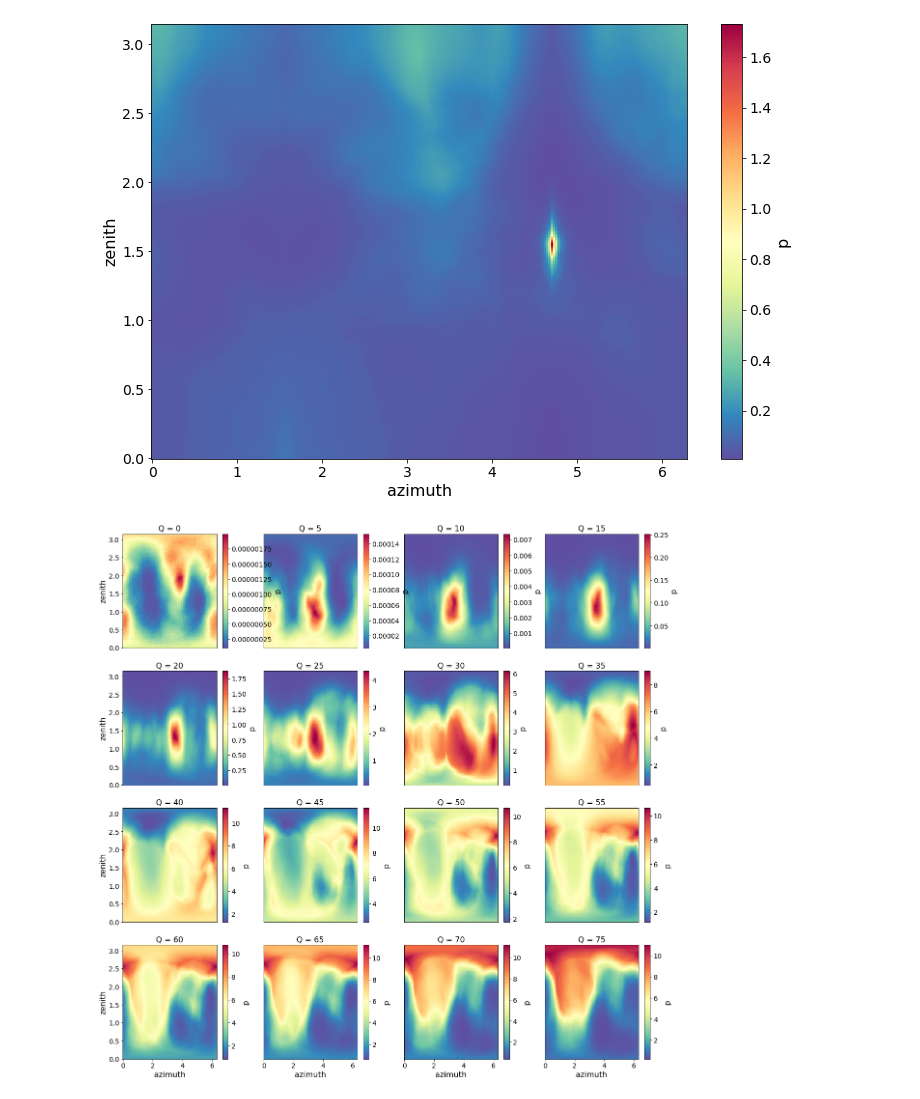
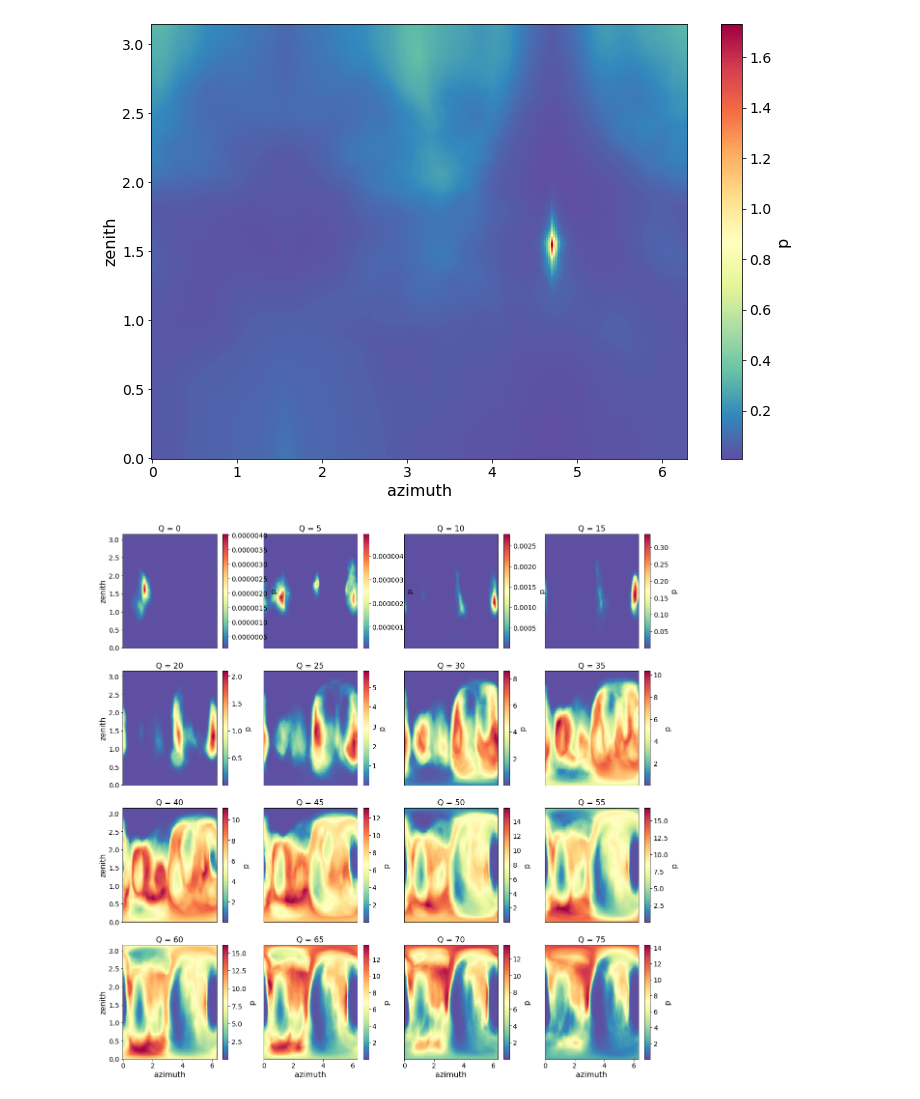
Before and after one commit to philippeller/freeDOM, a Jupyter notebook: freeDOM/inspect.ipynb, the cells around one changed output. Drawn from its saved outputs; the diff is of its cells as text; code cells hidden in the pictures.

```diff
--- a/freeDOM/inspect.ipynb
+++ b/freeDOM/inspect.ipynb
@@ -274,0 +275,3 @@ Wall time: 4.93 s
+# %%
+fig, ax = plt.subplots(1, 1, figsize=(12,10))
+plot_2d(p['llh'], t, ax)
@@ -306,7 +315,7 @@ def get_llh_1d(event, plot_dim, n_steps=100, subtract=True):
     params[:, plot_idx] = xs
 
 
-    total_llh, q_llh, all_hits, llhs  = my_llh(event, params)
+    total_llh, q_llh, all_hits, llhs  = freedom_llh(event, params)
     if subtract:
         total_llh -= np.min(total_llh)
         q_llh -= np.min(q_llh)
@@ -487,7 +495,7 @@ for i, z in enumerate(np.linspace(-500, -200, N)[:-1]):
     event['total_charge'] = 1.
 
 
-    _, _, l, _, = my_llh(event, params)
+    _, _, l, _, = freedom_llh(event, params)
 
     plt.plot(-params[:, 3], np.exp(-l), color=colors[i], label='DOM at z = %.0f m'%z)
 plt.legend(ncol=2)
@@ -514,7 +522,7 @@ for charge in charges:
     event = {}
     event['hits'] = np.array([])
     event['total_charge'] = charge
-    _, q, l, _, = my_llh(event, params)
+    _, q, l, _, = freedom_llh(event, params)
     qs.append(q)
 
 qs = np.array(qs)
@@ -631,32 +639,32 @@ for i in range(len(charges)):
 
     par = np.array([50., -50., -350., 0,0, 0, 0., 50.])
 
     params = np.repeat(par, N*N).reshape(8, -1).T
     params[:, 4] = g['azimuth'].flatten()
     params[:, 5] = g['zenith'].flatten()
     event = {}
     event['hits'] = np.array([])
     event['total_charge'] = charges[i]
-    _, q, l, _, = my_llh(event, params)
+    _, q, l, _, = freedom_llh(event, params)
 
     g['q'] = q.reshape(g.grid.shape)
     g['p'] = np.exp(-g['q'])
 
     axis = ax[i//4, i%4]
 
     g.plot('p', cmap='Spectral_r', ax=axis, cbar=True)
     axis.set_title('Q = %.0f'%charges[i])
 
     if not i//4 == 3:
         axis.get_xaxis().set_visible(False)
     if i%4:
         axis.get_yaxis().set_visible(False)
 
 
 
     #axis.plot(geo[:78, 0, 0], geo[:78, 0, 1], 'o', color='k', ms=5)
     #axis.plot(geo[78:, 0, 0], geo[78:, 0, 1], '*', color='k', ms=8)
 
 #plt.savefig('cascade_25GeV.png')
 # %% [output]
-[figure, old version]
+[figure, new version]
```
Also changed, not shown: parts of 17 cells of this notebook, 5 other files.
